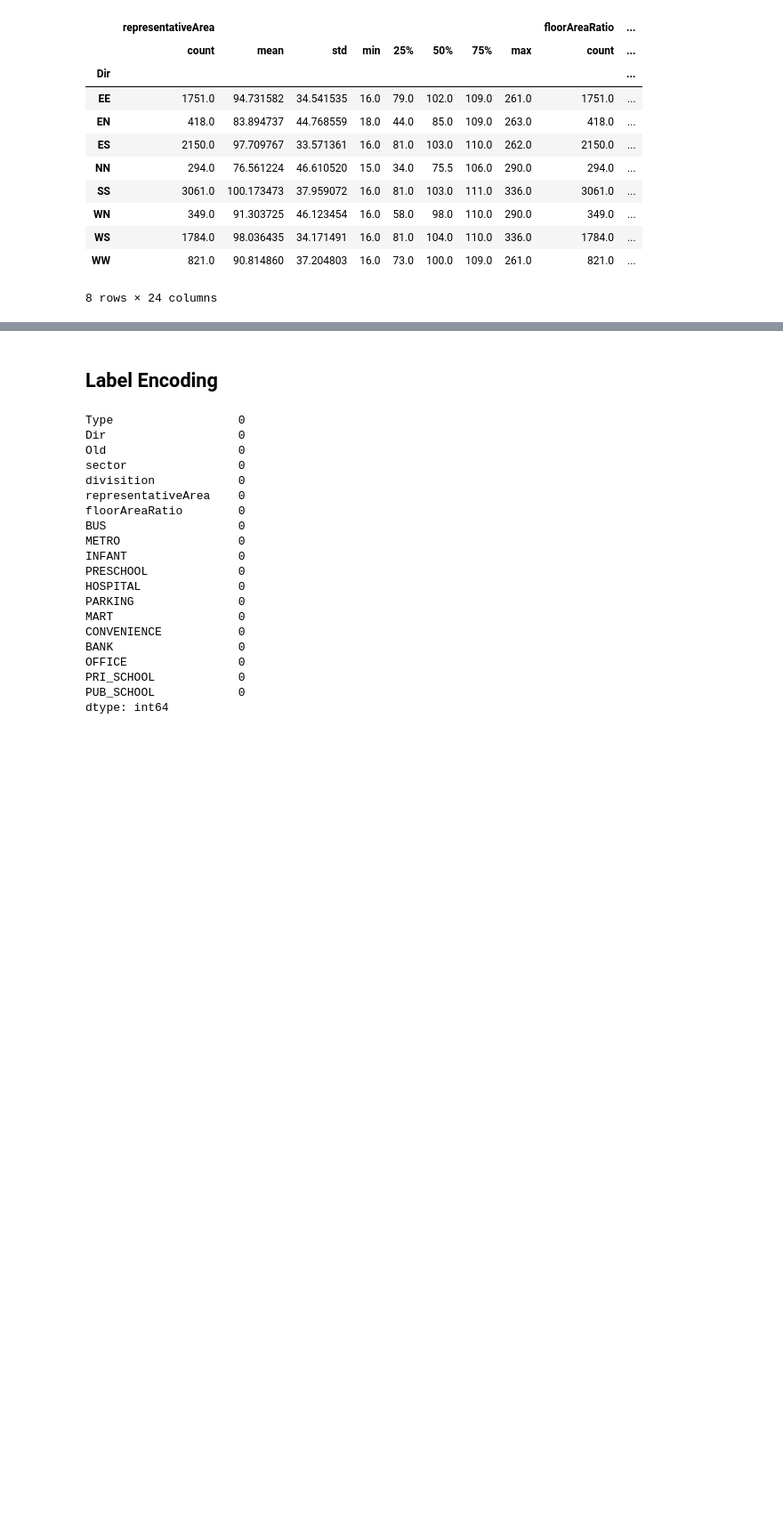
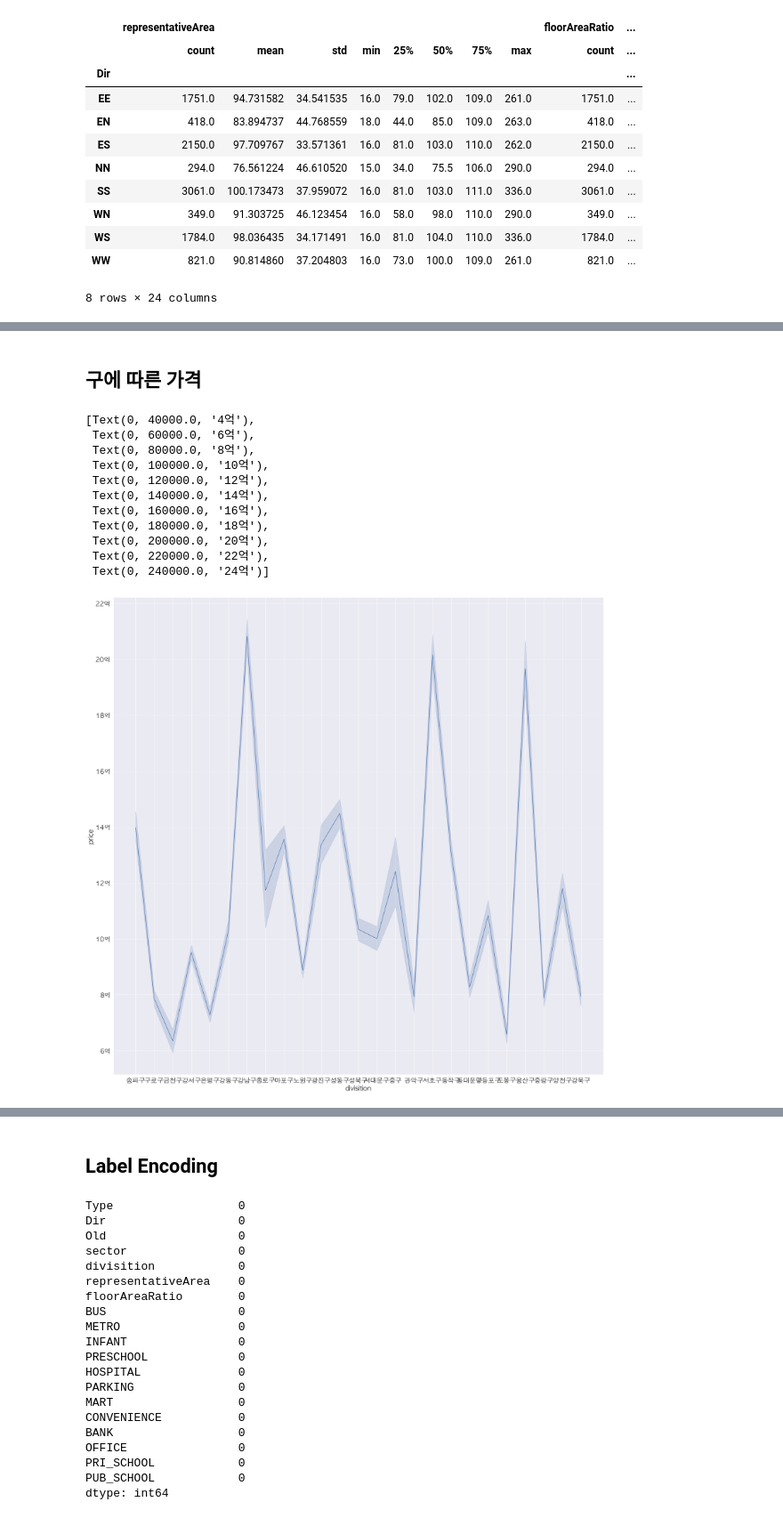
Before and after one commit to ByungJin-Lee/NaverRealEstateHavester, a Jupyter notebook: Preprocessing.ipynb, the cells around one changed output, grey strips where cells are left out. Shown at 89% size. Drawn from its saved outputs; the diff is of its cells as text; code cells hidden in the pictures; blank space fills up the shorter version.

```diff
--- a/Preprocessing.ipynb
+++ b/Preprocessing.ipynb
@@ -197,0 +207,21 @@ ax.set_yticklabels(ylabels)
+# %% [markdown]
+## 구에 따른 가격
+# %%
+sns.set(font_scale = 2)
+plt.rcParams['font.family'] = 'AppleGothic'
+ax = sns.lineplot(x='divisition', y = label, data=pre_df)
+ylabels = ['{:.0f}'.format(x) + '억' for x in ax.get_yticks() / 10000]
+ax.set_yticklabels(ylabels)
+# %% [output]
+[Text(0, 40000.0, '4억'),
+ Text(0, 60000.0, '6억'),
+ Text(0, 80000.0, '8억'),
+ Text(0, 100000.0, '10억'),
+ Text(0, 120000.0, '12억'),
+ Text(0, 140000.0, '14억'),
+ Text(0, 160000.0, '16억'),
+ Text(0, 180000.0, '18억'),
+ Text(0, 200000.0, '20억'),
+ Text(0, 220000.0, '22억'),
+ Text(0, 240000.0, '24억')]
+[figure, added]
```
Also changed, not shown: parts of 6 cells of this notebook, 2 other files.
